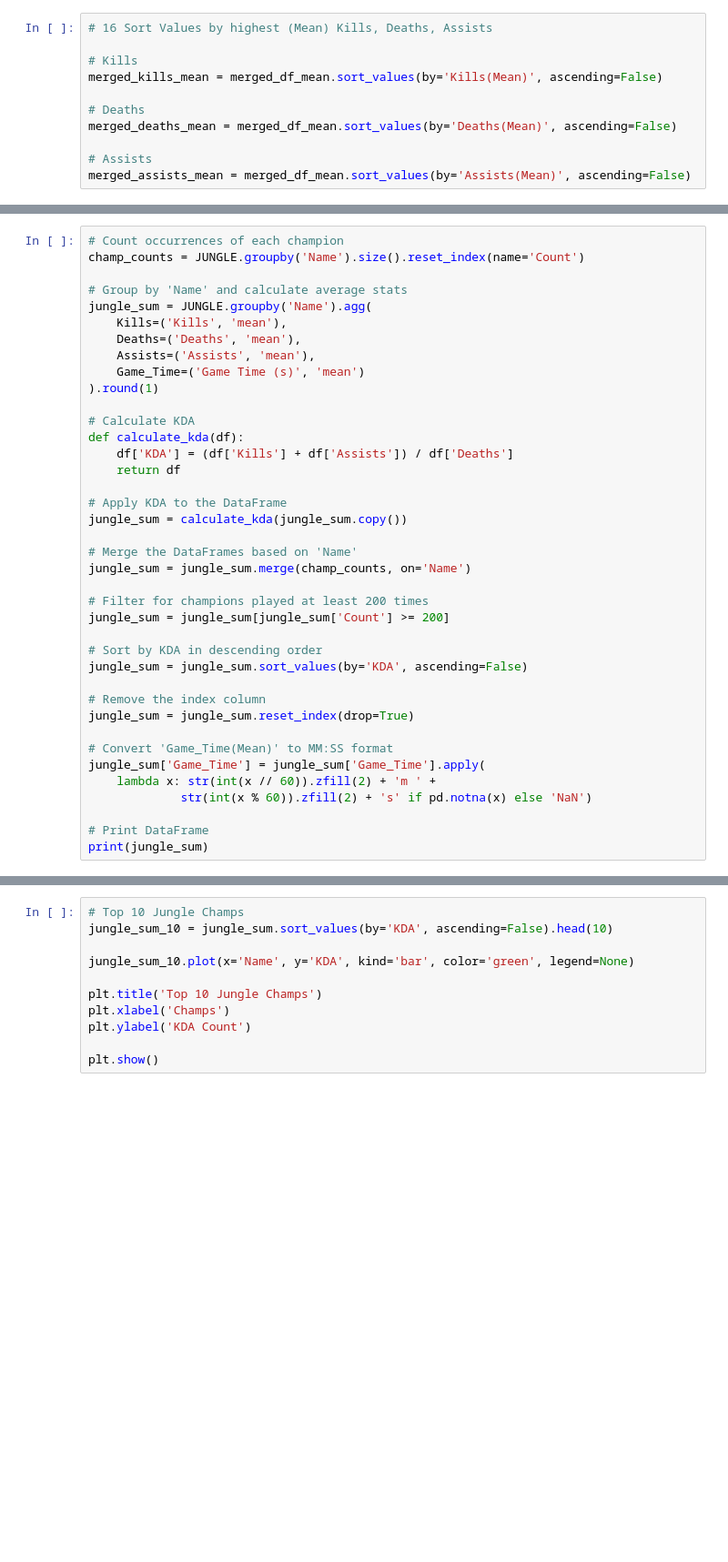
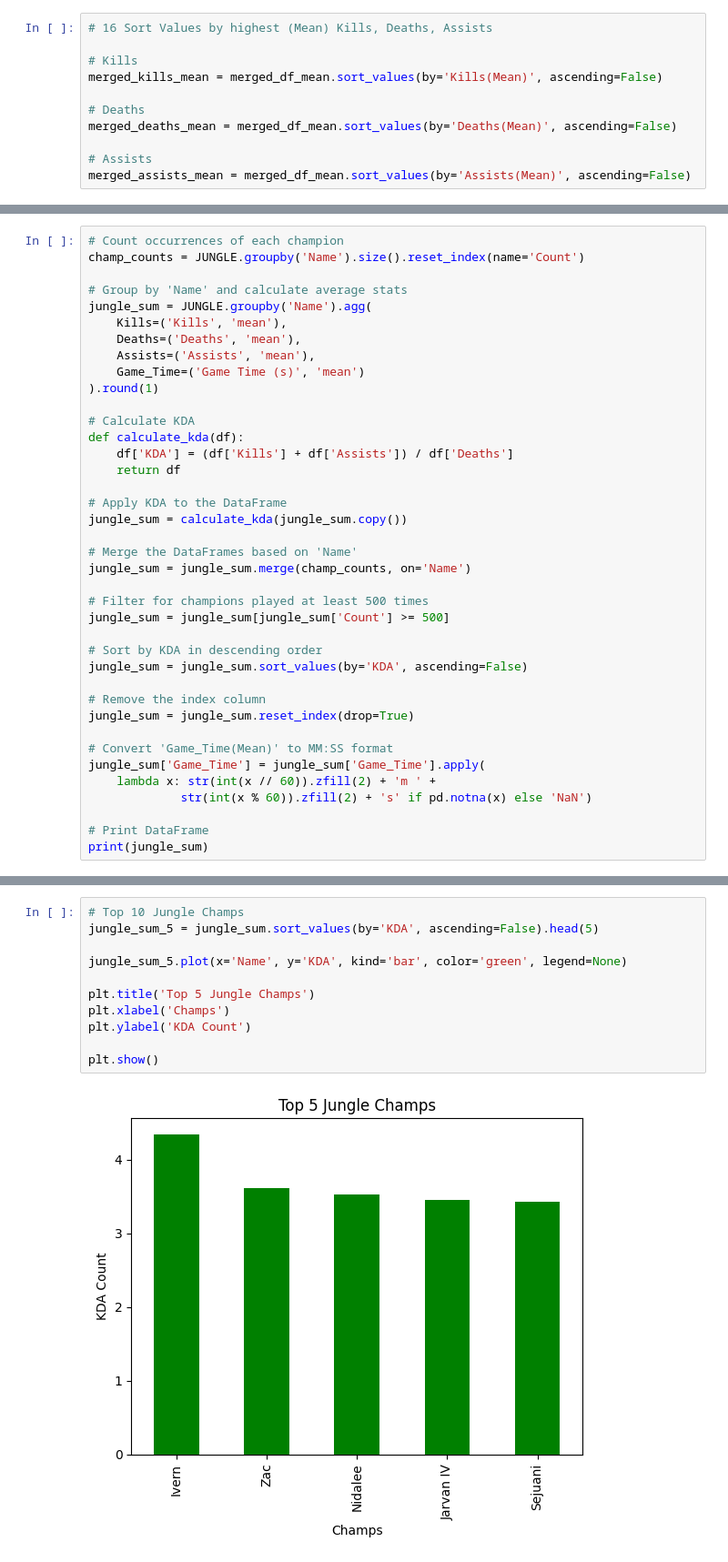
Before and after one commit to L8onii/Capstone-LOL, a Jupyter notebook: LOL-Notebook.ipynb, the cells around one changed output, grey strips where cells are left out. Shown at 91% size. Drawn from its saved outputs; the diff is of its cells as text; blank space fills up the shorter version.

```diff
--- a/LOL-Notebook.ipynb
+++ b/LOL-Notebook.ipynb
@@ -565,8 +867,8 @@ jungle_sum = calculate_kda(jungle_sum.copy())
 # Merge the DataFrames based on 'Name'
 jungle_sum = jungle_sum.merge(champ_counts, on='Name')
 
-# Filter for champions played at least 200 times
-jungle_sum = jungle_sum[jungle_sum['Count'] >= 200]
+# Filter for champions played at least 500 times
+jungle_sum = jungle_sum[jungle_sum['Count'] >= 500]
 
 # Sort by KDA in descending order
 jungle_sum = jungle_sum.sort_values(by='KDA', ascending=False)
@@ -584,14 +904,16 @@ print(jungle_sum)
 # %%
 # Top 10 Jungle Champs
-jungle_sum_10 = jungle_sum.sort_values(by='KDA', ascending=False).head(10)
+jungle_sum_5 = jungle_sum.sort_values(by='KDA', ascending=False).head(5)
 
-jungle_sum_10.plot(x='Name', y='KDA', kind='bar', color='green', legend=None)
+jungle_sum_5.plot(x='Name', y='KDA', kind='bar', color='green', legend=None)
 
-plt.title('Top 10 Jungle Champs')
+plt.title('Top 5 Jungle Champs')
 plt.xlabel('Champs')
 plt.ylabel('KDA Count')
 
 plt.show()
+# %% [output]
+[figure, added]
 # %%
 # MIDDLE Data Frame
 
```
Also changed, not shown: parts of 35 cells of this notebook.
